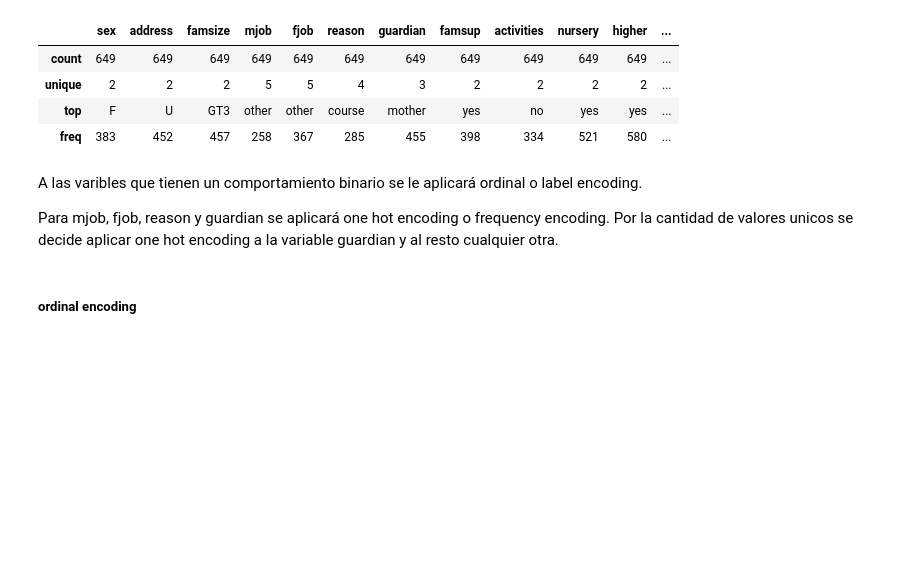
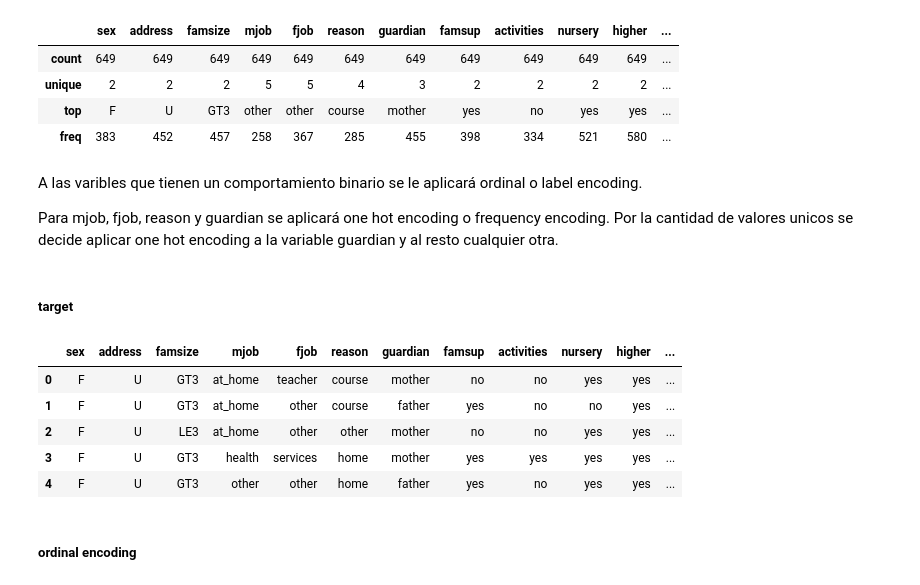
Before and after one commit to duartefrancisco/SLII-ProyectoFinal, a Jupyter notebook: Proyecto.ipynb, the cells around one changed output. Drawn from its saved outputs; the diff is of its cells as text; code cells hidden in the pictures; blank space fills up the shorter version.

Commit message:
Cambia la forma del encoding del target

```diff
--- a/Proyecto.ipynb
+++ b/Proyecto.ipynb
@@ -266,6 +266,21 @@ dataset[categoricas].describe()
 A las varibles que tienen un comportamiento binario se le aplicará ordinal o label encoding.
 
 Para mjob, fjob, reason y guardian se aplicará one hot encoding o frequency encoding. Por la cantidad de valores unicos se decide aplicar one hot encoding a la variable guardian y al resto cualquier otra.
+# %% [markdown]
+##### target
+# %%
+map_target = {"GP": 0, "MS": 1}
+# %%
+dataset[target] = dataset[target].map(map_target)
+# %%
+dataset[categoricas].head()
+# %% [output]
+|  | sex | address | famsize | mjob | fjob | reason | guardian | famsup | activities | nursery | higher | ... |
+| 0 | F | U | GT3 | at_home | teacher | course | mother | no | no | yes | yes | ... |
+| 1 | F | U | GT3 | at_home | other | course | father | yes | no | no | yes | ... |
+| 2 | F | U | LE3 | at_home | other | other | mother | no | no | yes | yes | ... |
+| 3 | F | U | GT3 | health | services | home | mother | yes | yes | yes | yes | ... |
+| 4 | F | U | GT3 | other | other | home | father | yes | no | yes | yes | ... |
 # %% [markdown]
 ##### ordinal encoding
 # %%
```
Also changed, not shown: parts of 1 cell of this notebook.
